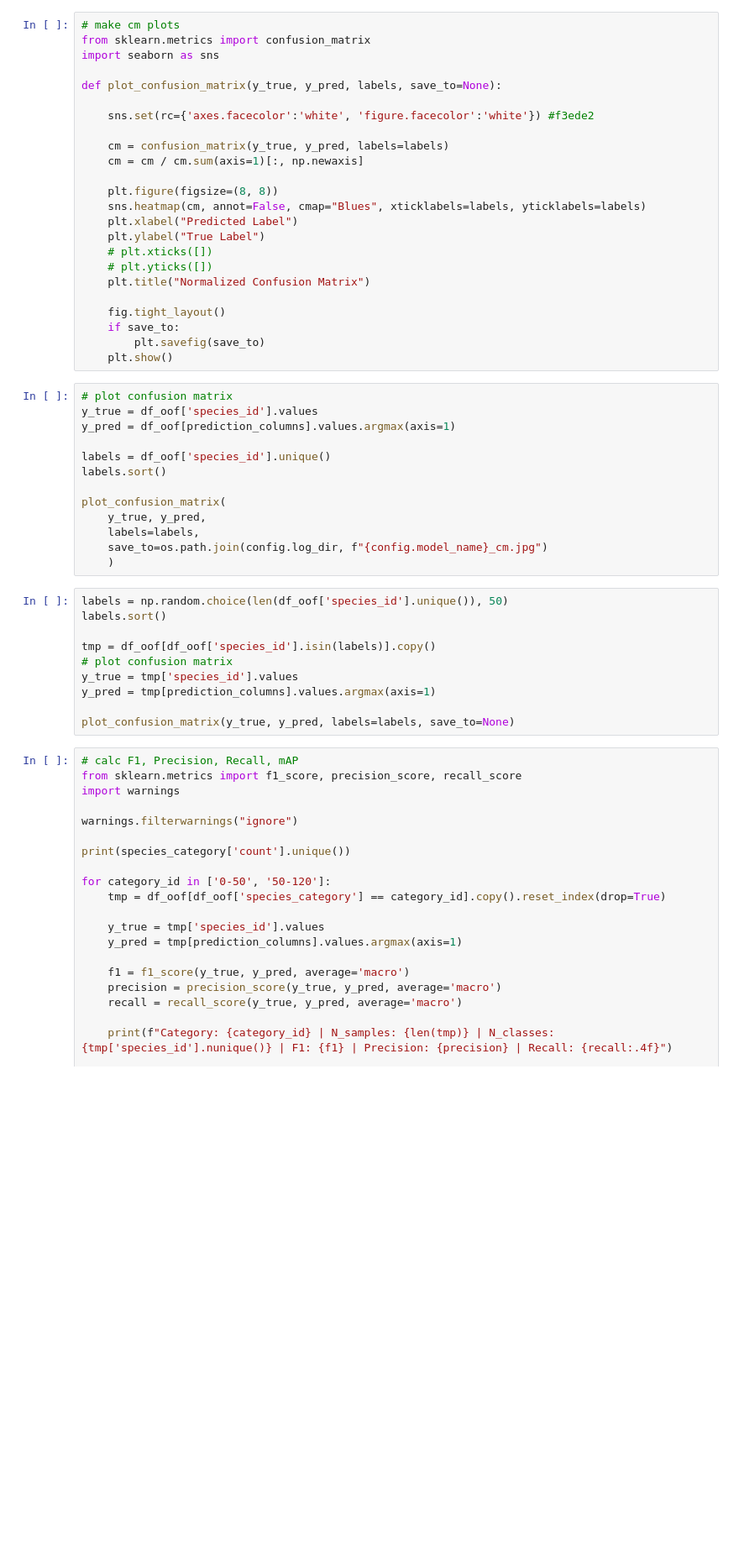
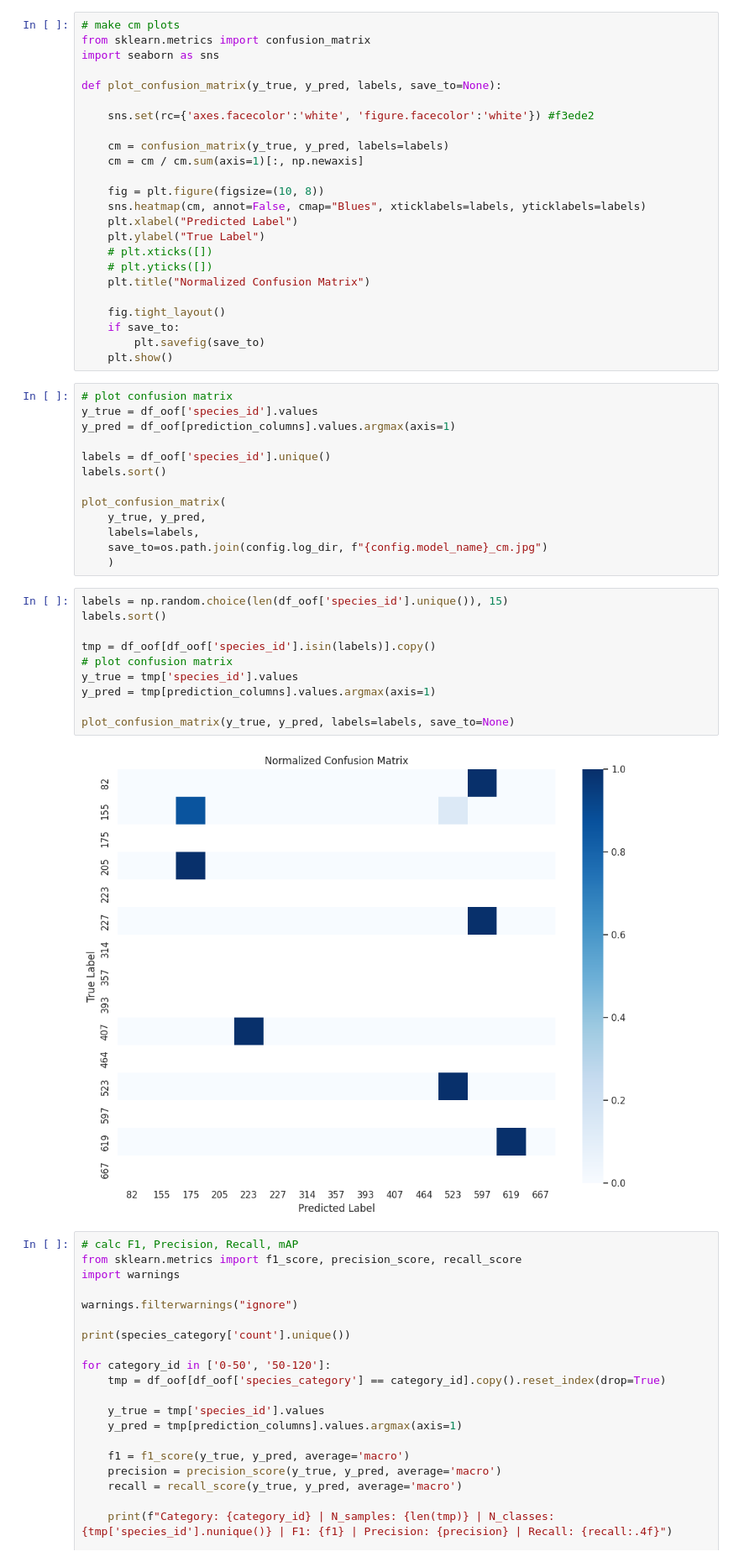
Before and after one commit to AzimuthLI/voice_of_jungle, a Jupyter notebook: train_ast_wandb.ipynb, the cells around one changed output. Shown at 84% size. Cells and saved outputs as stored; diff of their text form; blank space fills up the shorter version.

```diff
--- a/train_ast_wandb.ipynb
+++ b/train_ast_wandb.ipynb
@@ -857,7 +892,7 @@ def plot_confusion_matrix(y_true, y_pred, labels, save_to=None):
     cm = confusion_matrix(y_true, y_pred, labels=labels)
     cm = cm / cm.sum(axis=1)[:, np.newaxis]
 
-    plt.figure(figsize=(8, 8))
+    fig = plt.figure(figsize=(10, 8))
     sns.heatmap(cm, annot=False, cmap="Blues", xticklabels=labels, yticklabels=labels)
     plt.xlabel("Predicted Label")
     plt.ylabel("True Label")
@@ -883,15 +918,17 @@ plot_confusion_matrix(
     save_to=os.path.join(config.log_dir, f"{config.model_name}_cm.jpg")
     )
 # %%
-labels = np.random.choice(len(df_oof['species_id'].unique()), 50)
+labels = np.random.choice(len(df_oof['species_id'].unique()), 15)
 labels.sort()
 
 tmp = df_oof[df_oof['species_id'].isin(labels)].copy()
 # plot confusion matrix
 y_true = tmp['species_id'].values
 y_pred = tmp[prediction_columns].values.argmax(axis=1)
 
 plot_confusion_matrix(y_true, y_pred, labels=labels, save_to=None)
+# %% [output]
+[figure, added]
 # %%
 # calc F1, Precision, Recall, mAP
 from sklearn.metrics import f1_score, precision_score, recall_score
```
Also changed, not shown: parts of 5 cells of this notebook, 1 other file.
